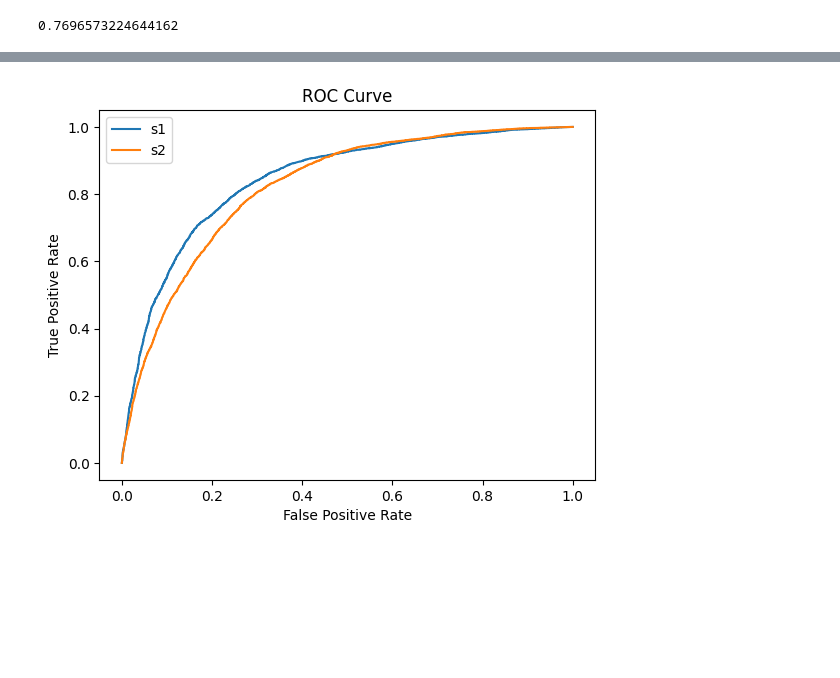
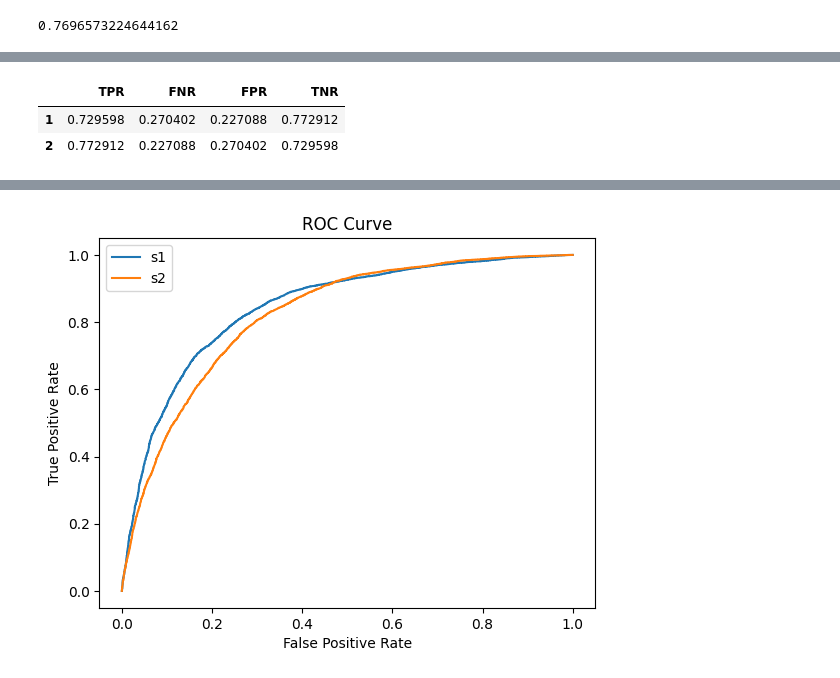
Before and after one commit to Steinar-Slette/AF_mandatory, a Jupyter notebook: notebooks/logistic_regression.ipynb, the cells around one changed output, grey strips where cells are left out. Cells and saved outputs as stored; diff of their text form; code cells hidden in the pictures; blank space fills up the shorter version.

```diff
--- a/notebooks/logistic_regression.ipynb
+++ b/notebooks/logistic_regression.ipynb
@@ -131,0 +224,6 @@ Statistical Parity:  0.12493988776828646
+# %%
+df2
+# %% [output]
+|  | TPR | FNR | FPR | TNR |
+| 1 | 0.729598 | 0.270402 | 0.227088 | 0.772912 |
+| 2 | 0.772912 | 0.227088 | 0.270402 | 0.729598 |
```
Also changed, not shown: parts of 19 cells of this notebook.
